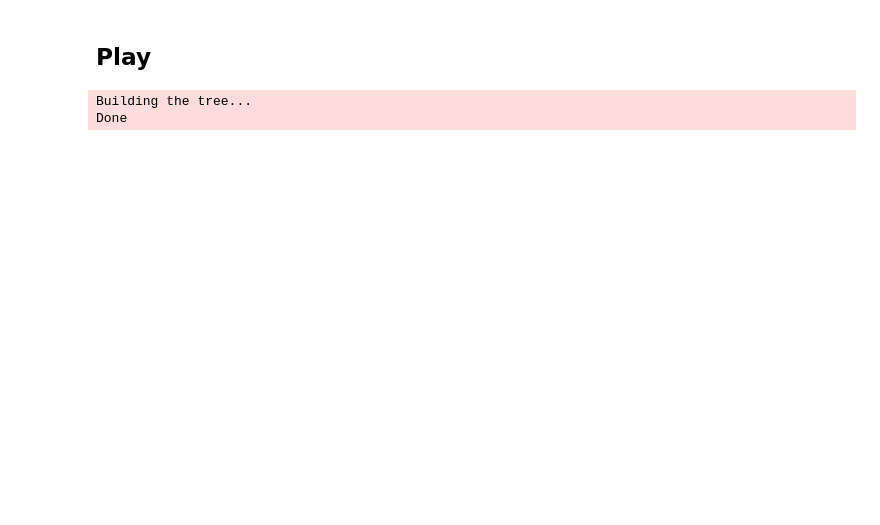
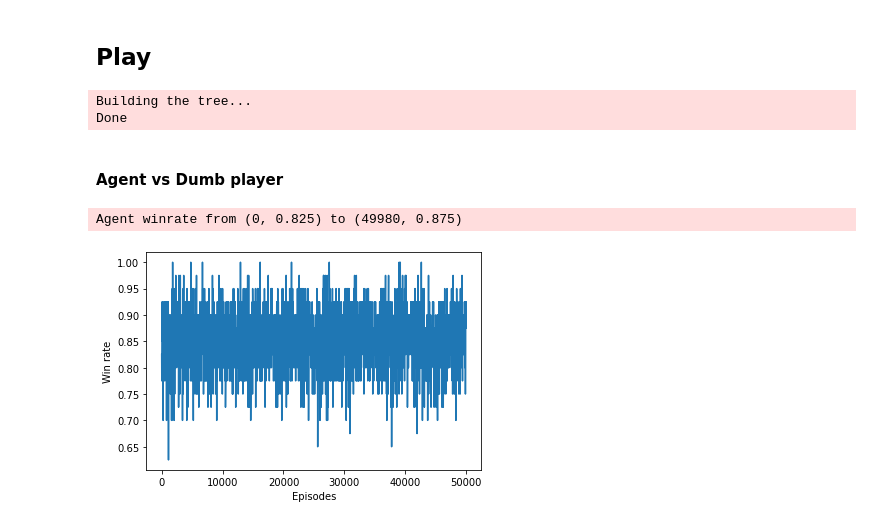
Before and after one commit to LuigiFederico/Computational-Intelligence, a Jupyter notebook: lab3/lab3_task4.ipynb, the cells around one changed output. Drawn from its saved outputs; the diff is of its cells as text; code cells hidden in the pictures; blank space fills up the shorter version.

```diff
--- a/lab3/lab3_task4.ipynb
+++ b/lab3/lab3_task4.ipynb
@@ -209,18 +236,29 @@ class Agent():
 # %% [markdown]
 #### Reinforcement Learning algorithm
 # %%
-def RL_nim(nim: Nim, game_tree: GameTree, agent: Agent, opponent: callable, episodes = 5000 ):
+def RL_nim(nim: Nim, game_tree: GameTree, agent: Agent, opponent: callable, episodes = 5000, alternate_turns=True):
+
+  log_winrate = [] # episode, value
 
   for e in range(episodes):
     # Play a game
     episode_nim = deepcopy(nim)
-    state = game_tree.root
+
+    if alternate_turns:
+      if e % 2 == 0:
+        state = game_tree.root0 # the agent starts
+      else:
+        state = game_tree.root1 # the opponent starts
+    else:
+      state = game_tree.root0 # The agent always starts
+
     while not episode_nim.is_game_over():
       # My turn
       if state.player == 0:
         my_action = agent.choose_action(state) # Choose an action
-        print(f'0: {my_action} on {episode_nim}')
         episode_nim.nimming(my_action)         # Update the state
+        if episode_nim.is_game_over():
+          break
 
         # Get new state and reward
         new_state_id = hash_id(episode_nim._rows, player = 1)
@@ -230,11 +268,16 @@ def RL_nim(nim: Nim, game_tree: GameTree, agent: Agent, opponent: callable, epis
       # Opponent turn
       else:
         opp_action = opponent(episode_nim)
-        print(f'1: {opp_action} on {episode_nim}')
         episode_nim.nimming(opp_action)
+        if episode_nim.is_game_over():
+          break
         new_state_id = hash_id(episode_nim._rows, player = 0)
         state = game_tree.dict_id_node[new_state_id]
 
-      # Log
-      if e % 50 == 0:
-        logging.info(f'Episode {e}: player {(1 - state.player)} on {state.state}')
+    # Log
+    if e % 50 == 0:
+      winrate = play(nim, game_tree, agent, opponent_action=opponent, alternate_turns=alternate_turns)
+      logging.debug(f'{e}: winrate = {winrate}')
+      log_winrate.append((e, winrate))
+
+  return log_winrate
@@ -240,0 +286,8 @@ def RL_nim(nim: Nim, game_tree: GameTree, agent: Agent, opponent: callable, epis
+# %%
+def plot_agent_winrates(log_winrate):
+  x = [e for e, w in log_winrate]
+  y = [w for e, w in log_winrate]
+  plt.xlabel('Episodes')
+  plt.ylabel('Win rate')
+  plt.plot(x, y)
+  plt.show()
@@ -242,8 +298,18 @@ def RL_nim(nim: Nim, game_tree: GameTree, agent: Agent, opponent: callable, epis
 ## Play
 # %%
 nim = Nim(5)
-game_tree = GameTree(nim, start_player=0)
+game_tree= GameTree(nim)
 agent = Agent(game_tree)
 # %% [output]
 Building the tree...
 Done
+# %% [markdown]
+#### Agent vs Dumb player
+# %%
+opponent = opponents[1]
+log_lv1 = RL_nim(nim, game_tree, agent, opponent=opponent, episodes=50000, alternate_turns=False)
+logging.info(f'Agent winrate from {log_lv1[0]} to {log_lv1[len(log_lv1)-1]} ')
+plot_agent_winrates(log_lv1)
+# %% [output]
+Agent winrate from (0, 0.825) to (49980, 0.875)
+[figure, added]
```
Also changed, not shown: parts of 18 cells of this notebook, 1 other file.
